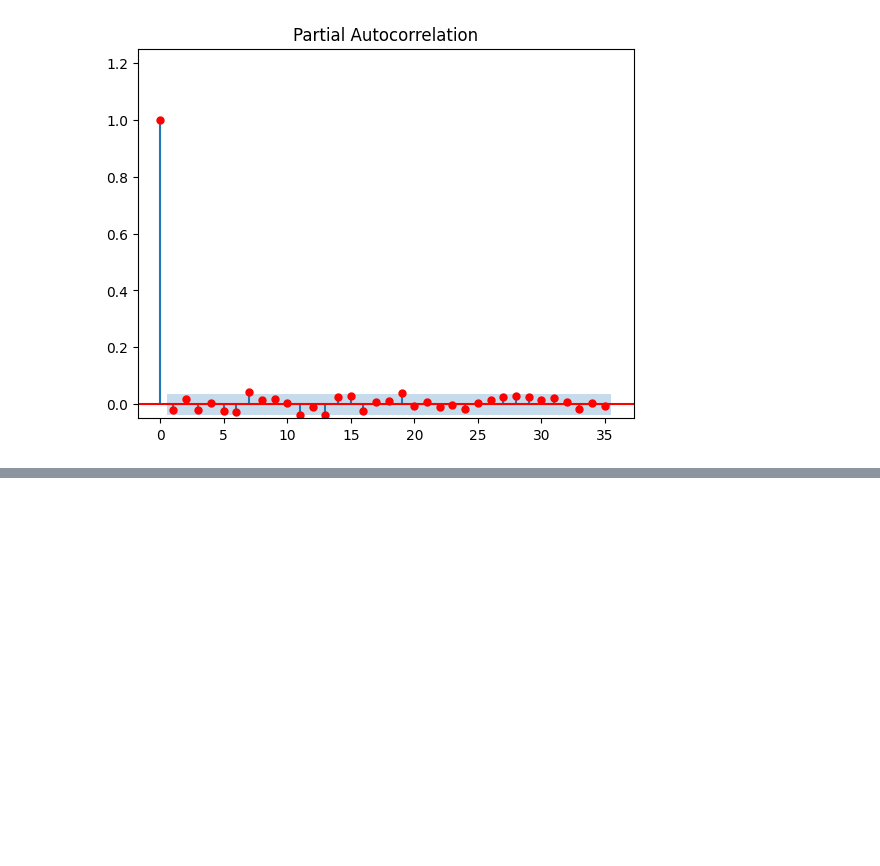
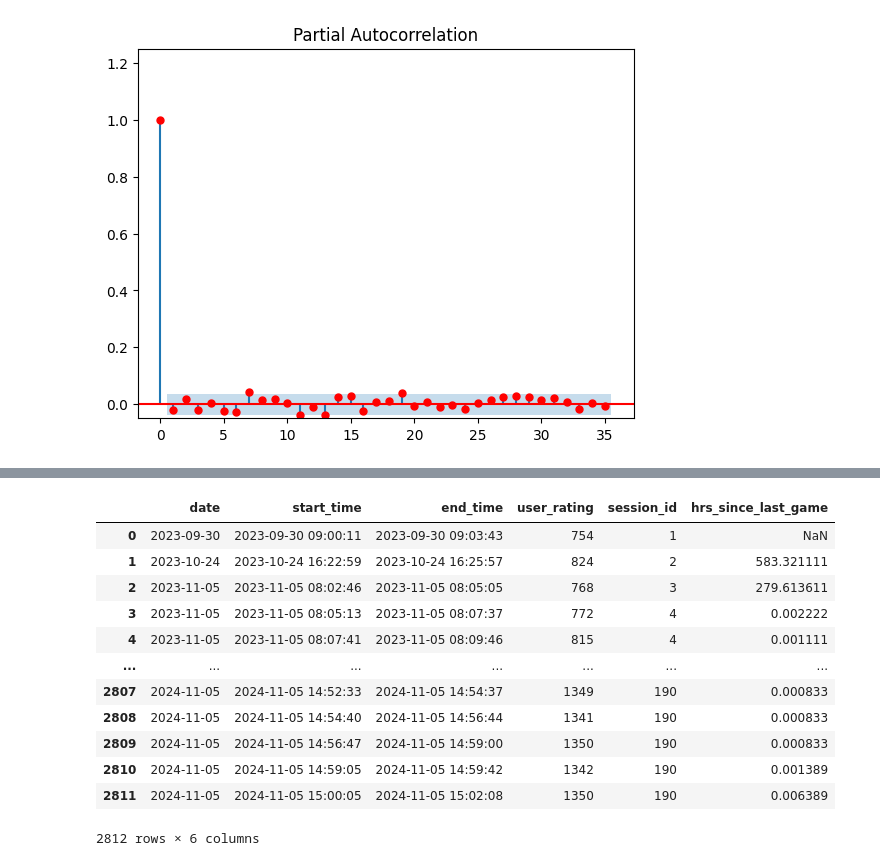
Before and after one commit to JammyNinja/Chess_analysis, a Jupyter notebook: notebooks/time_series.ipynb, the cells around one changed output, grey strips where cells are left out. Cells and saved outputs as stored; diff of their text form; code cells hidden in the pictures; blank space fills up the shorter version.

Commit message:
added time_since_last_game col in time_series nb

```diff
--- a/notebooks/time_series.ipynb
+++ b/notebooks/time_series.ipynb
@@ -186,0 +191,4 @@ plot_pacf(y.diff(1).dropna(), auto_ylims=True, method="ywm", c='r');
+# %%
+session_cols = ["date", "start_time","end_time", "user_rating"]
+session_df = all_games_df_raw.query("time_class == 'bullet'").reset_index()[session_cols]
+session_df.head(5)
@@ -186,0 +202,66 @@ plot_pacf(y.diff(1).dropna(), auto_ylims=True, method="ywm", c='r');
+# %%
+def add_session_col(session_df, session_gap_hours = 1):
+    """
+        DONE:
+            - add hrs_since_last_game column
+        TODO:
+            - add time_since last sesh column
+
+    """
+    #setup
+    df = session_df.copy()
+    df['start_time'] = pd.to_datetime(df['start_time'])
+    df['end_time'] = pd.to_datetime(df['end_time'])
+    df.loc[:,"session_id"] = -1
+    df = df.sort_values(by="end_time", ascending=True).reset_index(drop=True) #oldest first
+
+    #ready to count up
+    session_id = 1
+
+    for i, row in df.iterrows():
+        in_prev_sesh = False
+
+        if i-1 < 0:
+            in_prev_sesh = False
+            hrs_since_last_game = np.NaN
+        else:
+            prev_game_end = df.loc[i-1, "end_time"]
+            this_game_start = df.loc[i, "start_time"]
+
+            game_time_diff = this_game_start - prev_game_end
+
+            hrs_since_last_game = game_time_diff / np.timedelta64(1, 'h')
+            hrs_since_last_game = 0 if hrs_since_last_game < 0 else hrs_since_last_game
+
+            if hrs_since_last_game > 2:
+                in_prev_sesh = False
+            else:
+                in_prev_sesh = True
+
+        #create time since last gast column
+        df.loc[i, "hrs_since_last_game"] = hrs_since_last_game
+
+        #if this game started within <session_gap_hours> of the previous one, then label it with session_id
+        if in_prev_sesh:
+            df.loc[i,"session_id"] = session_id
+        #else label it with incremented session_id
+        else:
+            df.loc[i,"session_id"] = session_id
+            session_id += 1
+    return df
+
+add_session_col(session_df)
+# %% [output]
+|  | date | start_time | end_time | user_rating | session_id | hrs_since_last_game |
+| 0 | 2023-09-30 | 2023-09-30 09:00:11 | 2023-09-30 09:03:43 | 754 | 1 | NaN |
+| 1 | 2023-10-24 | 2023-10-24 16:22:59 | 2023-10-24 16:25:57 | 824 | 2 | 583.321111 |
+| 2 | 2023-11-05 | 2023-11-05 08:02:46 | 2023-11-05 08:05:05 | 768 | 3 | 279.613611 |
+| 3 | 2023-11-05 | 2023-11-05 08:05:13 | 2023-11-05 08:07:37 | 772 | 4 | 0.002222 |
+| 4 | 2023-11-05 | 2023-11-05 08:07:41 | 2023-11-05 08:09:46 | 815 | 4 | 0.001111 |
+| ... | ... | ... | ... | ... | ... | ... |
+| 2807 | 2024-11-05 | 2024-11-05 14:52:33 | 2024-11-05 14:54:37 | 1349 | 190 | 0.000833 |
+| 2808 | 2024-11-05 | 2024-11-05 14:54:40 | 2024-11-05 14:56:44 | 1341 | 190 | 0.000833 |
+| 2809 | 2024-11-05 | 2024-11-05 14:56:47 | 2024-11-05 14:59:00 | 1350 | 190 | 0.000833 |
+| 2810 | 2024-11-05 | 2024-11-05 14:59:05 | 2024-11-05 14:59:42 | 1342 | 190 | 0.001389 |
+| 2811 | 2024-11-05 | 2024-11-05 15:00:05 | 2024-11-05 15:02:08 | 1350 | 190 | 0.006389 |
+2812 rows × 6 columns
```
Also changed, not shown: parts of 4 cells of this notebook.
